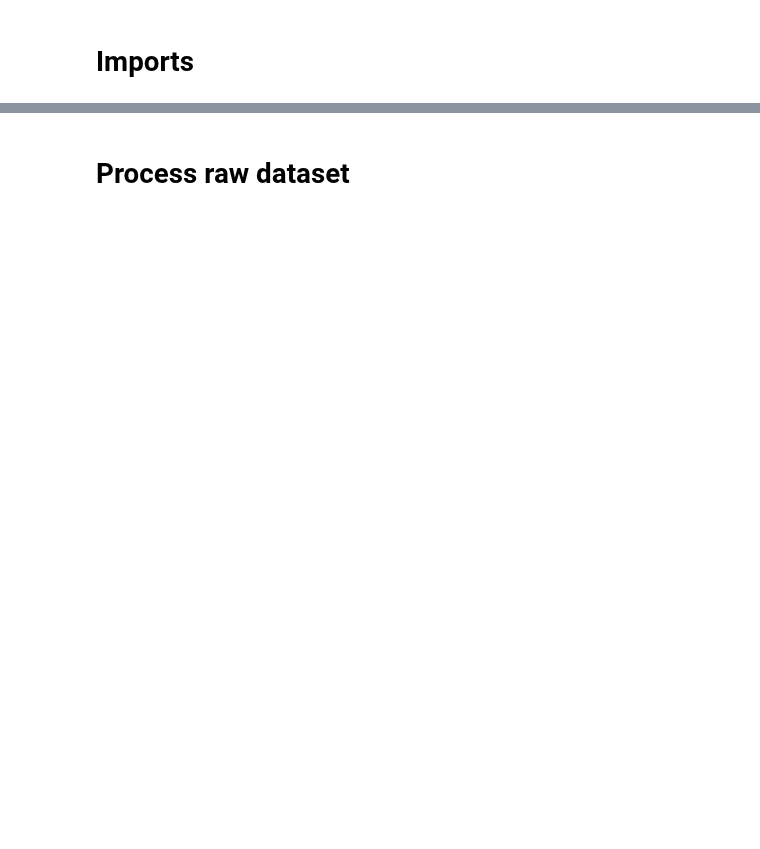
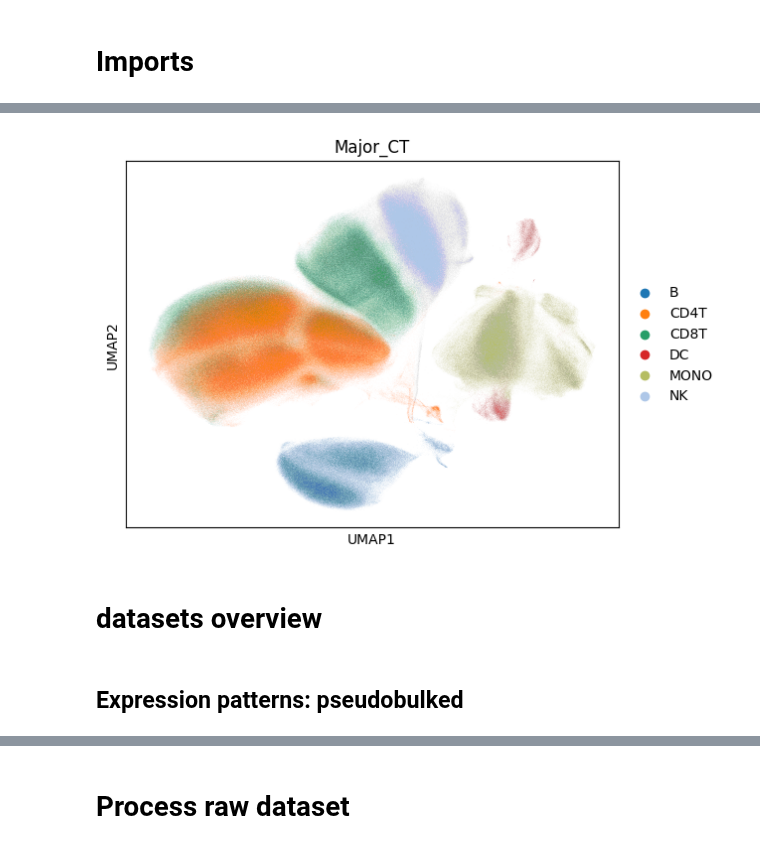
Before and after one commit to janursa/HIRA, a Jupyter notebook: data_preprocessing.ipynb, the cells around one changed output, grey strips where cells are left out. Drawn from its saved outputs; the diff is of its cells as text; code cells hidden in the pictures; blank space fills up the shorter version.

```diff
--- a/data_preprocessing.ipynb
+++ b/data_preprocessing.ipynb
@@ -21,0 +94,8 @@ from src.helper_plots import exp_plots
+# %%
+sc.pl.umap(adata[adata.obs['Major_CT'].isin(major_cell_types_ali)], color='Major_CT')
+# %% [output]
+[figure, added]
+# %% [markdown]
+# datasets overview
+# %% [markdown]
+## Expression patterns: pseudobulked
```
Also changed, not shown: parts of 30 cells of this notebook, 10 other files.
